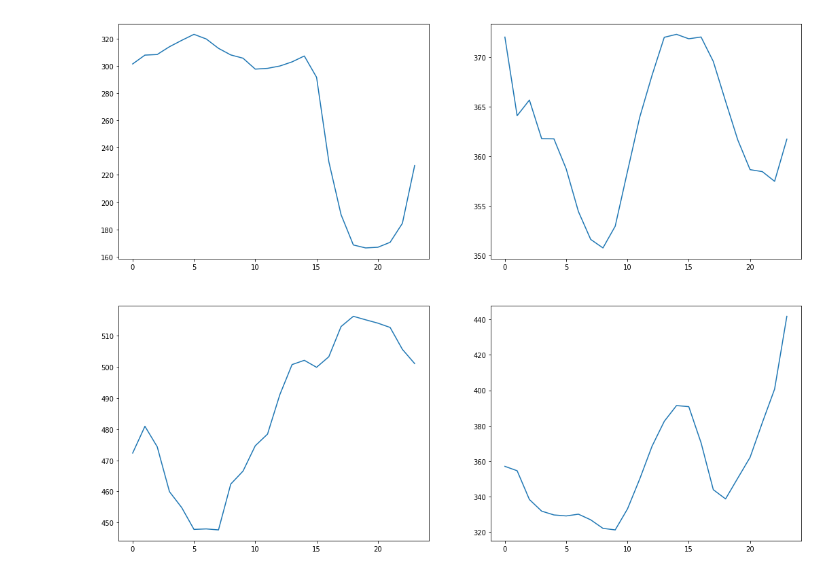
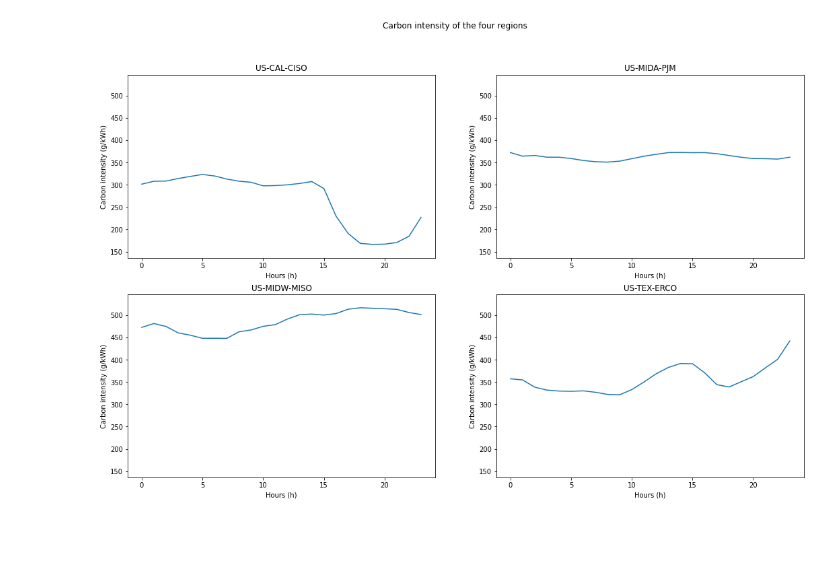
Before and after one commit to fiskrt/CASPER, a Jupyter notebook: misc/plot_carbon_intensity.ipynb, the cells around one changed output. Cells and saved outputs as stored; diff of their text form; code cells hidden in the pictures; blank space fills up the shorter version.

Commit message:
Removed unusued function and updated carbon plots
Co-authored-by: brovatten <brovatten@users.noreply.github.com>

```diff
--- a/misc/plot_carbon_intensity.ipynb
+++ b/misc/plot_carbon_intensity.ipynb
@@ -17,22 +16,30 @@ carbon_intensities = defaultdict(list)
 
 dfs = [load(f"../electricity_map/{region}.csv", False) for region in REGION_NAMES]
 # %%
-#print(carbon_intensities)
+fig = plt.figure(figsize=(18,11))
+fig.suptitle("Carbon intensity of the four regions")
+min_value, max_value = sys.maxsize, 0
+margin = 30
 
-fig = plt.figure(figsize=(18, 14))
-
-#ax = plt.subplot(1,1,1)
-#ax.set_title("Carbon intensity of the regions")
 for i in range(len(dfs)):
     df = dfs[i]
-    #print(carbon_intensities[region])
-    # plt.plot(carbon_intensities[region], label=region)
+    max_value = max(max_value, df["carbon_intensity_avg"].iloc[0:24].max())
+    min_value = min(min_value, df["carbon_intensity_avg"].iloc[0:24].min())
+
+max_value += margin
+min_value -= margin
+for i in range(len(dfs)):
+    df = dfs[i]
     ax = plt.subplot(2, 2, i + 1)
+    ax.set_title(REGION_NAMES[i])
+    ax.set_ylabel("Carbon intensity (g/kWh)")
+    ax.set_xlabel("Hours (h)")
+    ax.set_ylim(min_value, max_value)
     df["carbon_intensity_avg"].iloc[0:24].plot(ax=ax)
 
 plt.show()
 # %% [output]
-[figure, old version]
+[figure, new version]
 # %%
 
 conf = parse_arguments([])
```
Also changed, not shown: parts of 1 cell of this notebook, 1 other file.
